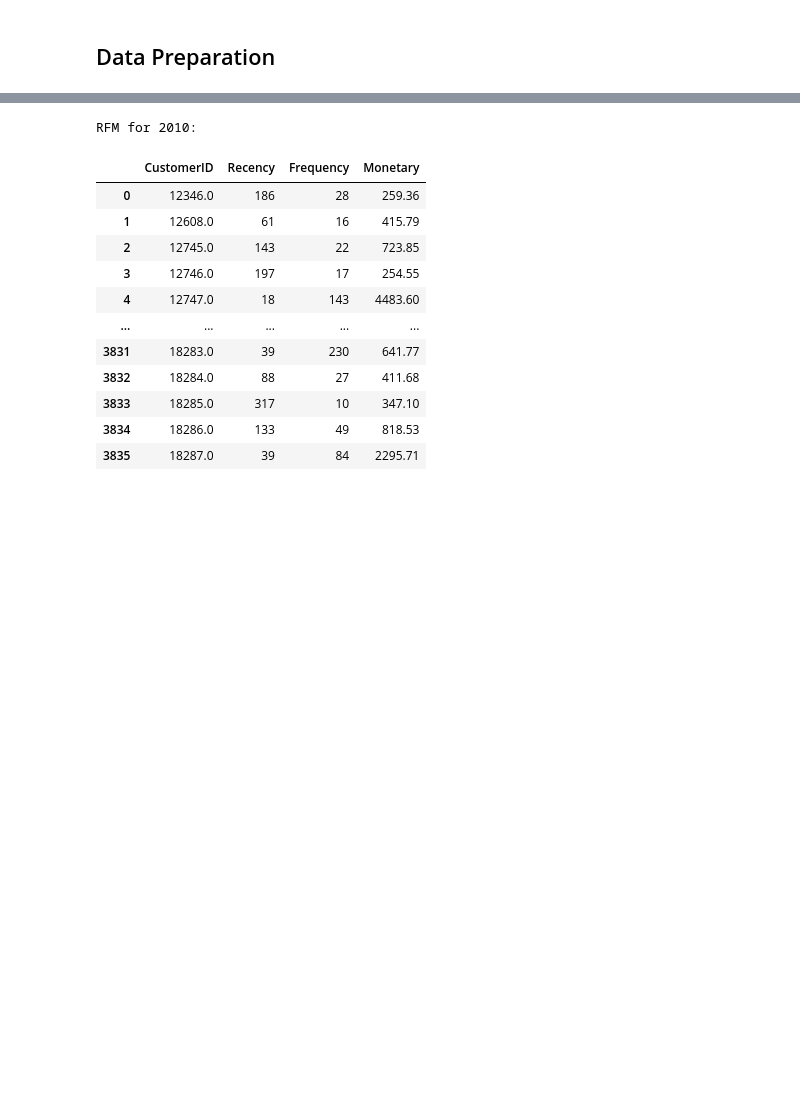
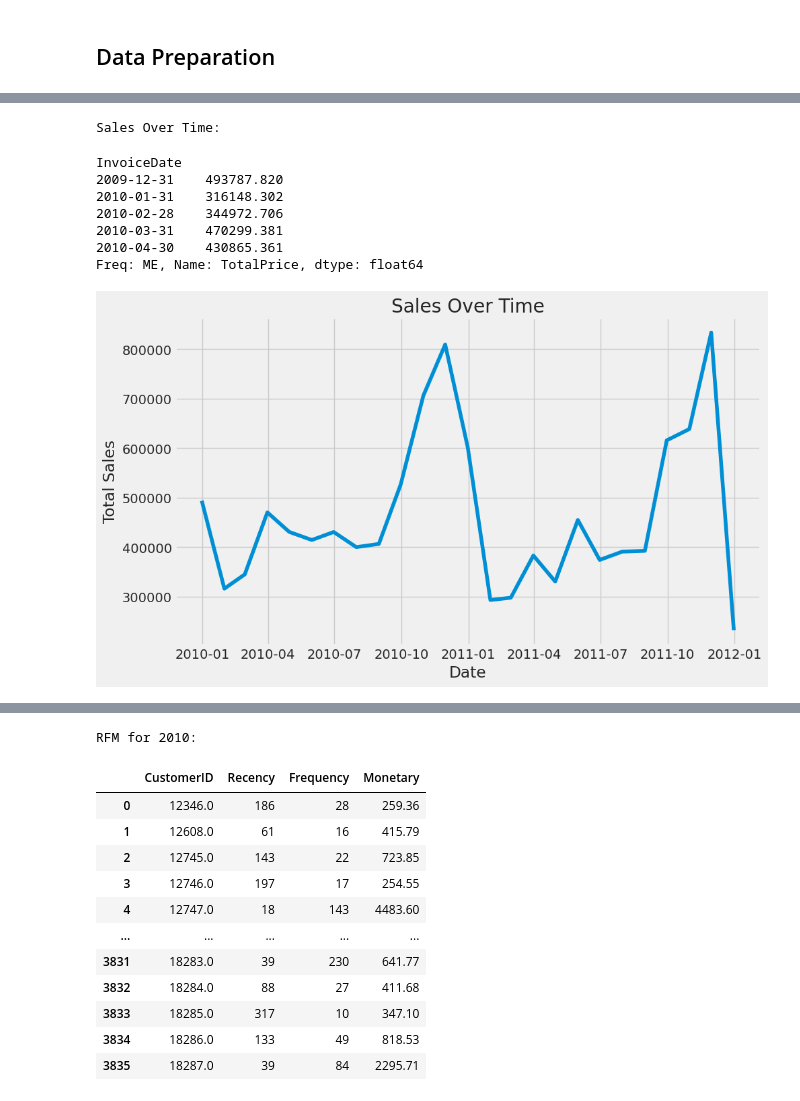
Before and after one commit to AndreaLolli2912/Artificial-Intelligence-for-Communication-and-Marketing, a Jupyter notebook: project-1/main.ipynb, the cells around one changed output, grey strips where cells are left out. Saved outputs shown, nothing was run; the diff lists cells and outputs as text; code cells hidden in the pictures; blank space fills up the shorter version.

```diff
--- a/project-1/main.ipynb
+++ b/project-1/main.ipynb
@@ -457,0 +408,25 @@ Freq: ME, Name: TotalSales, dtype: float64
+# %%
+# Resample and sum the data to get sales over time
+sales_over_time = df_clean.resample('ME', on='InvoiceDate').sum()['TotalPrice']
+
+# Debug: Print sales over time
+print("Sales Over Time:")
+display(sales_over_time.head())
+
+# Plotting total sales over time to visualize the patterns
+plt.figure(figsize=(10, 6))
+plt.plot(sales_over_time.index, sales_over_time.values)
+plt.title('Sales Over Time')
+plt.xlabel('Date')
+plt.ylabel('Total Sales')
+plt.show()
+# %% [output]
+Sales Over Time:
+InvoiceDate
+2009-12-31    493787.820
+2010-01-31    316148.302
+2010-02-28    344972.706
+2010-03-31    470299.381
+2010-04-30    430865.361
+Freq: ME, Name: TotalPrice, dtype: float64
+[figure, added]
```
Also changed, not shown: parts of 39 cells of this notebook.
